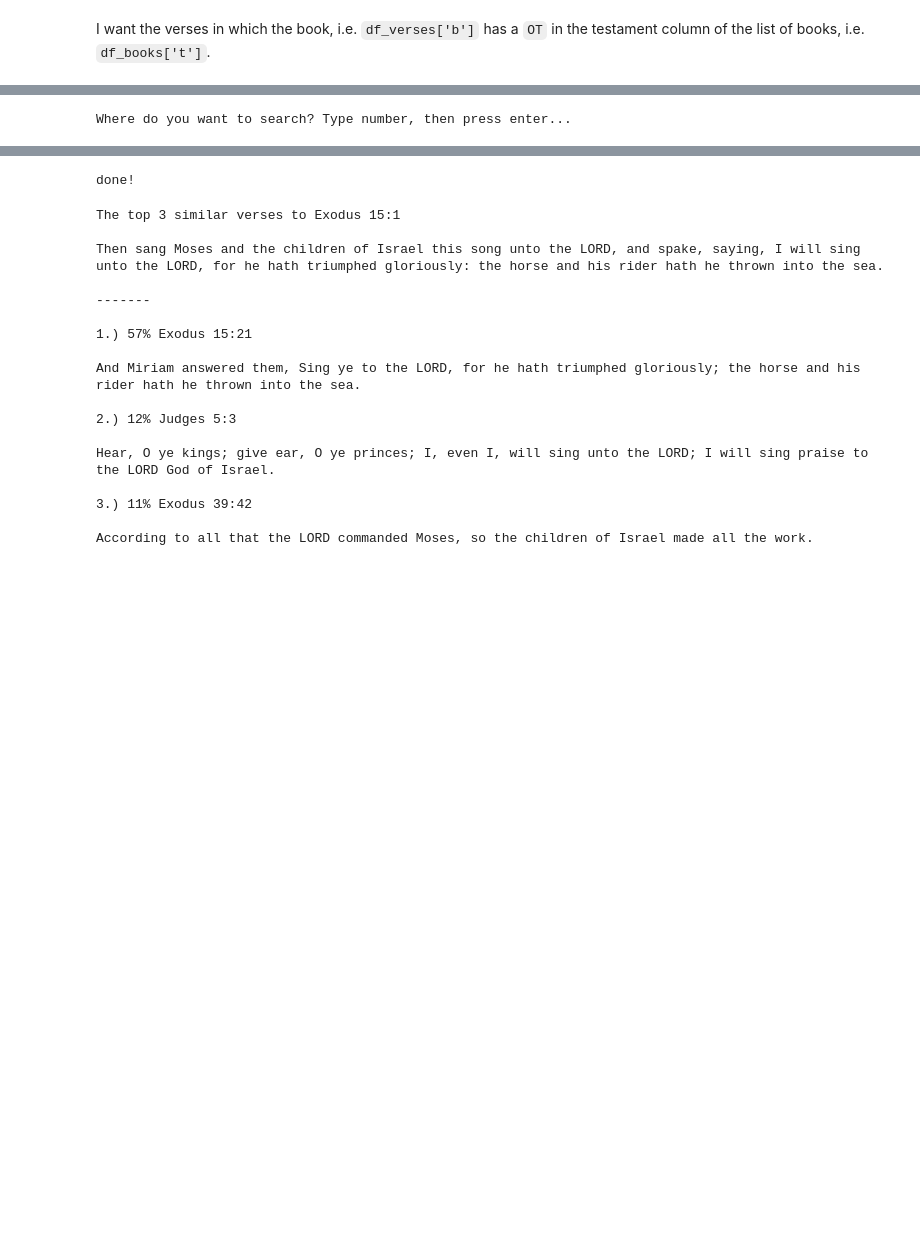
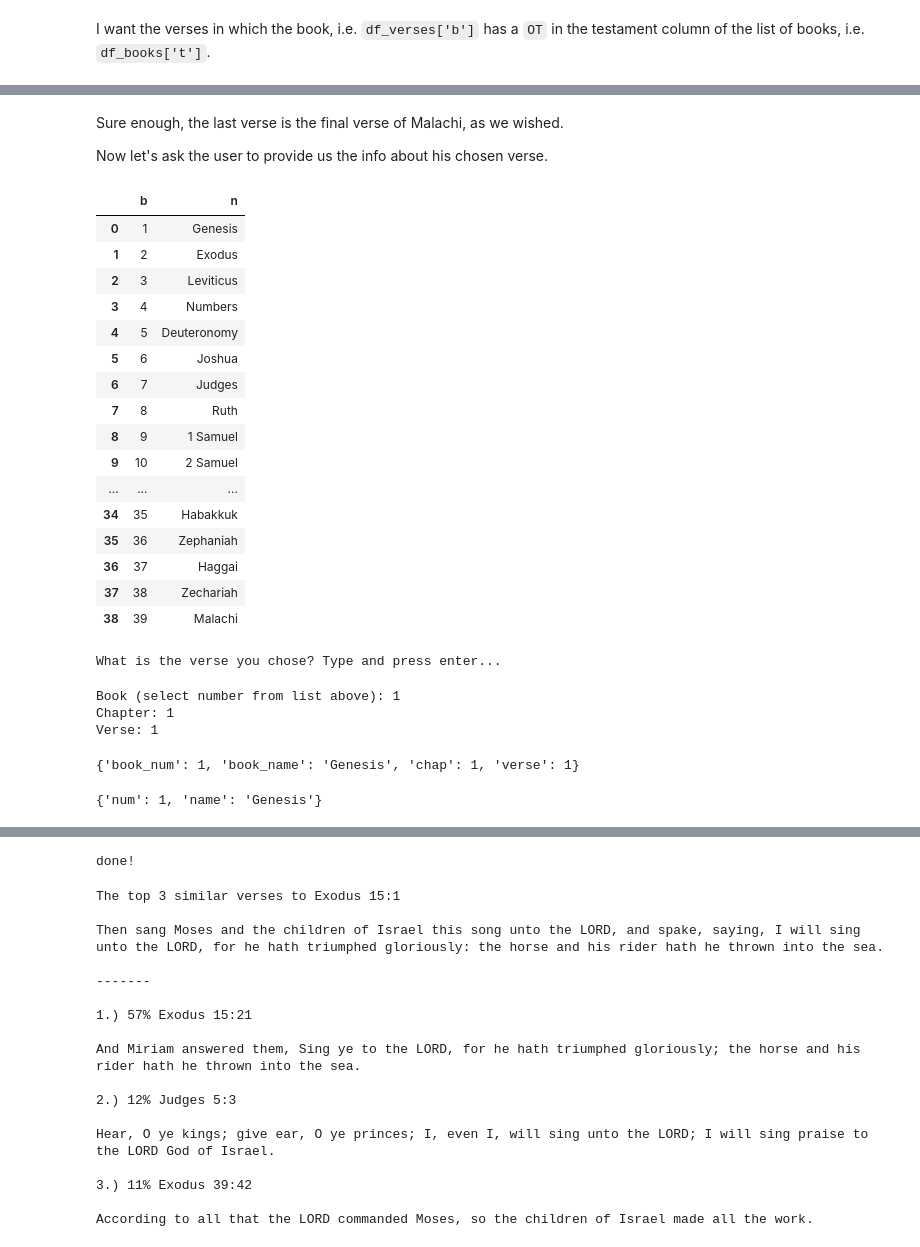
Before and after one commit to yishairasowsky/bible_search, a Jupyter notebook: Cross Reference Guide.ipynb, the cells around one changed output, grey strips where cells are left out. Cells and saved outputs as stored; diff of their text form; code cells hidden in the pictures; blank space fills up the shorter version.

```diff
--- a/Cross Reference Guide.ipynb
+++ b/Cross Reference Guide.ipynb
@@ -91,0 +67,3 @@ heb_bib.tail() # last verses of last book, i.e. Malachi
+# %%
+heb_books = df_books.loc[df_books['t'] == 'OT']
+heb_books.tail(5)
@@ -91,0 +90,24 @@ heb_bib.tail() # last verses of last book, i.e. Malachi
+# %% [markdown]
+Sure enough, the last verse is the final verse of Malachi, as we wished.
+
+Now let's ask the user to provide us the info about his chosen verse.
+# %%
+heb_books[['b','n']]
+# %% [output]
+|  | b | n |
+| 0 | 1 | Genesis |
+| 1 | 2 | Exodus |
+| 2 | 3 | Leviticus |
+| 3 | 4 | Numbers |
+| 4 | 5 | Deuteronomy |
+| 5 | 6 | Joshua |
+| 6 | 7 | Judges |
+| 7 | 8 | Ruth |
+| 8 | 9 | 1 Samuel |
+| 9 | 10 | 2 Samuel |
+| ... | ... | ... |
+| 34 | 35 | Habakkuk |
+| 35 | 36 | Zephaniah |
+| 36 | 37 | Haggai |
+| 37 | 38 | Zechariah |
+| 38 | 39 | Malachi |
@@ -92,8 +122,16 @@ heb_bib.tail() # last verses of last book, i.e. Malachi
+# %%
+print('What is the verse you chose? Type and press enter...')
+# %% [output]
+What is the verse you chose? Type and press enter...
 # %%
-print('Where do you want to search? Type number, then press enter...\n')
-
-book_num = int(input('Book: '))
-chap = int(input("Chapter: "))
-verse = int(input("Verse: "))
+user = {}
+user['book_num'] = int(input('Book (select number from list above): '))
+user['book_name'] = book_num_to_name(int(user['book_num']))
+user['chap'] = int(input("Chapter: "))
+user['verse'] = int(input("Verse: "))
+user
 # %% [output]
-Where do you want to search? Type number, then press enter...
+Book (select number from list above): 1
+Chapter: 1
+Verse: 1
+{'book_num': 1, 'book_name': 'Genesis', 'chap': 1, 'verse': 1}
@@ -108,6 +138,11 @@ def book_num_to_name(n):
 # %%
-def book_id_to_name(verse_id):
-    book_num = ds.loc[ds['id'] == verse_id
-                     ]['b'].iloc[0]
-    return book_num_to_name(book_num)
-# book_id_to_name(1002001)
+def id_to_book(verse_id):
+    book_num = heb_verses.loc[heb_verses['id'] == verse_id]['b'].iloc[0]
+    book_name = book_num_to_name(book_num)
+    result = {}
+    result['num'] = book_num
+    result['name'] = book_name
+    return result
+id_to_book(1002001)
+# %% [output]
+{'num': 1, 'name': 'Genesis'}
```
Also changed, not shown: parts of 20 cells of this notebook.
